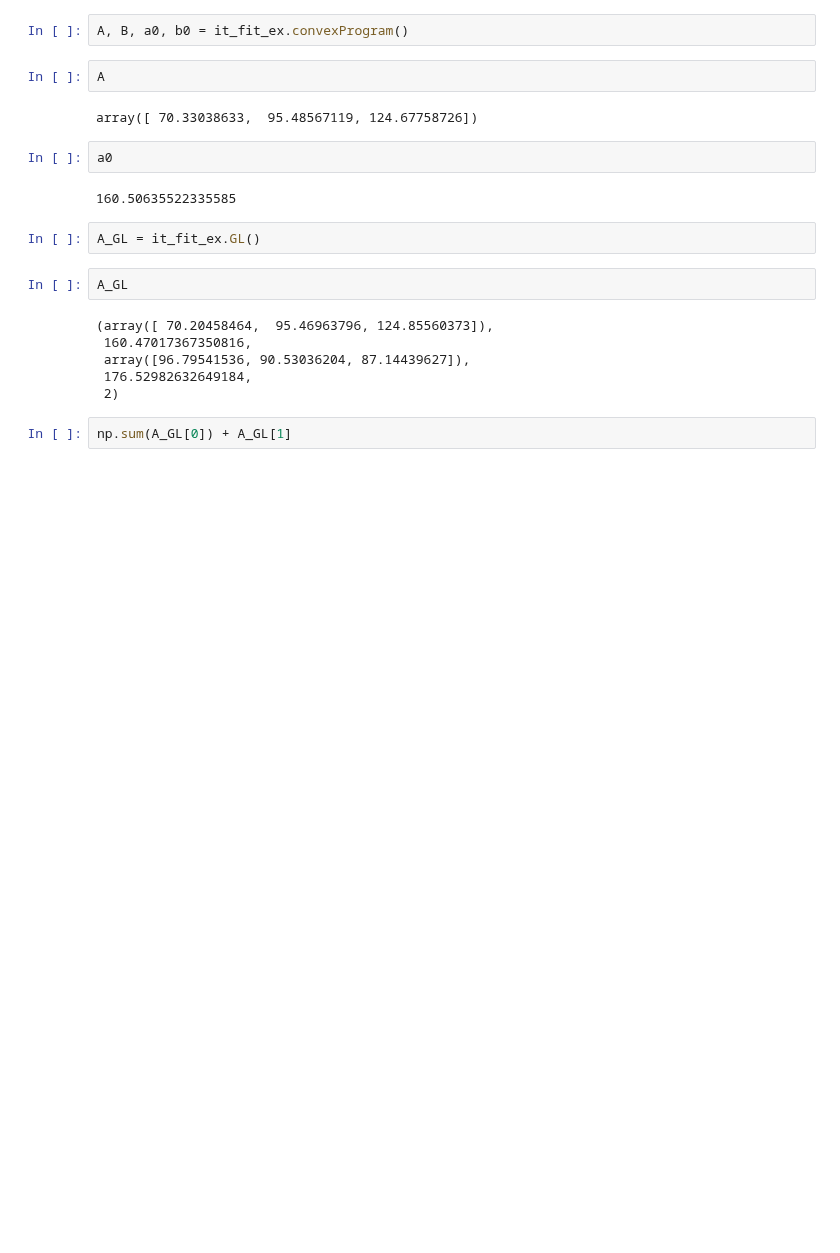
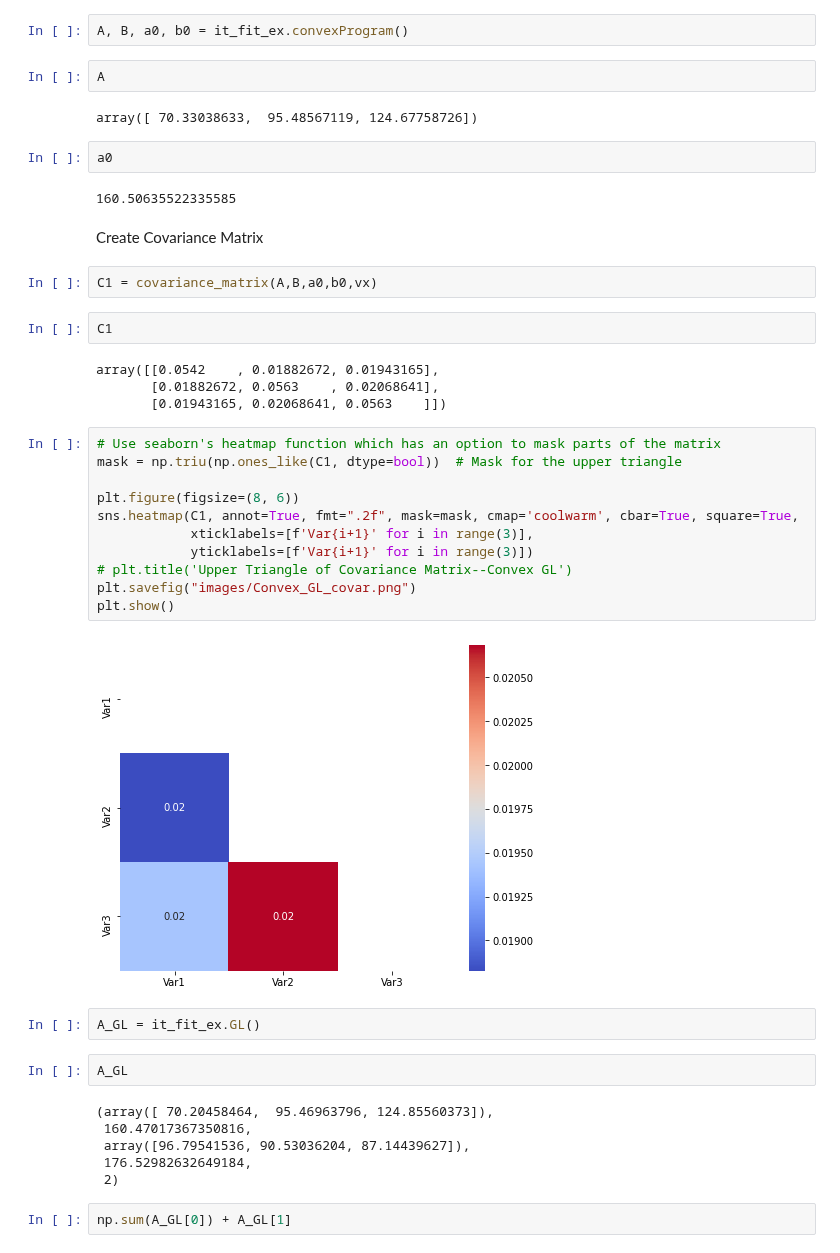
Before and after one commit to ihmeuw-msca/CorrelationCorrection, a Jupyter notebook: GL_example.ipynb, the cells around one changed output. Saved outputs shown, nothing was run; the diff lists cells and outputs as text; blank space fills up the shorter version.

Commit message:
Get covariance matrices--simple ex

```diff
--- a/GL_example.ipynb
+++ b/GL_example.ipynb
@@ -27,6 +28,29 @@ array([ 70.33038633,  95.48567119, 124.67758726])
 a0
 # %% [output]
 160.50635522335585
+# %% [markdown]
+Create Covariance Matrix
+# %%
+C1 = covariance_matrix(A,B,a0,b0,vx)
+# %%
+C1
+# %% [output]
+array([[0.0542    , 0.01882672, 0.01943165],
+       [0.01882672, 0.0563    , 0.02068641],
+       [0.01943165, 0.02068641, 0.0563    ]])
+# %%
+# Use seaborn's heatmap function which has an option to mask parts of the matrix
+mask = np.triu(np.ones_like(C1, dtype=bool))  # Mask for the upper triangle
+
+plt.figure(figsize=(8, 6))
+sns.heatmap(C1, annot=True, fmt=".2f", mask=mask, cmap='coolwarm', cbar=True, square=True,
+            xticklabels=[f'Var{i+1}' for i in range(3)],
+            yticklabels=[f'Var{i+1}' for i in range(3)])
+# plt.title('Upper Triangle of Covariance Matrix--Convex GL')
+plt.savefig("images/Convex_GL_covar.png")
+plt.show()
+# %% [output]
+[figure, added]
 # %%
 A_GL = it_fit_ex.GL()
 # %%
```
Also changed, not shown: parts of 1 cell of this notebook, 1 other file.
